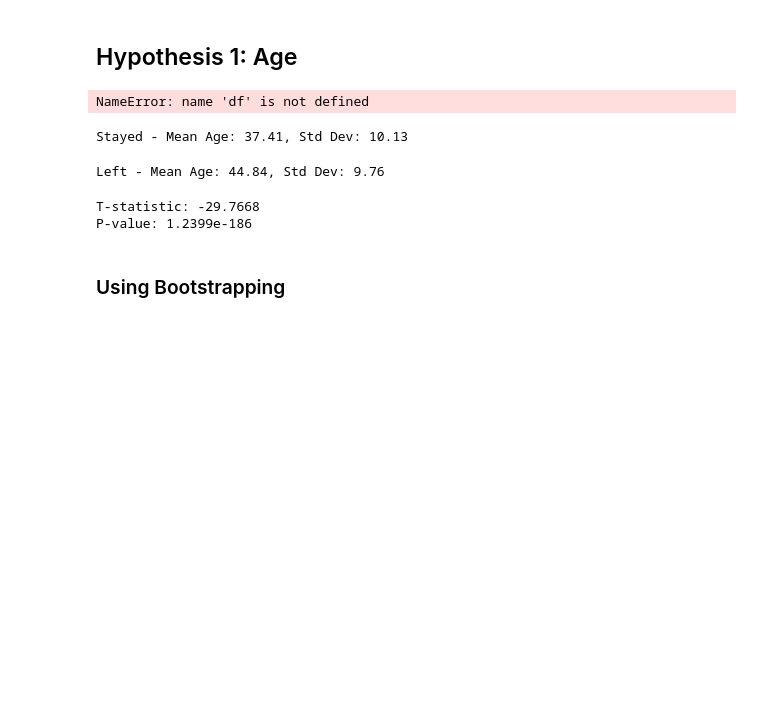
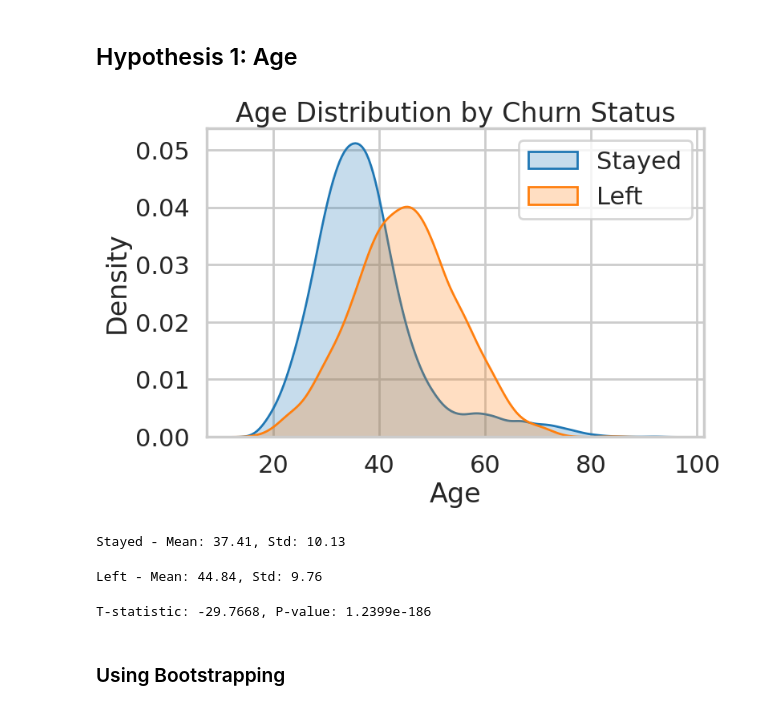
Before and after one commit to demsaid400-cpu/DI-BOOTCAMP, a Jupyter notebook: Week4/Day4/DailyChallenge.ipynb, the cells around one changed output. Saved outputs shown, nothing was run; the diff lists cells and outputs as text; code cells hidden in the pictures; blank space fills up the shorter version.

```diff
--- a/Week4/Day4/DailyChallenge.ipynb
+++ b/Week4/Day4/DailyChallenge.ipynb
@@ -47,31 +48,30 @@ NameError: name 'df' is not defined
 # %% [markdown]
 ## Hypothesis 1: Age
 # %%
-sns.histplot(data=df, x='Age', hue='Exited', kde=True, element='step')
-plt.legend(title='Status', labels=['Exited', 'Stayed'])
+sns.kdeplot(df_0['Age'], label='Stayed', fill=True)
+sns.kdeplot(df_1['Age'], label='Left', fill=True)
+plt.legend()
 plt.title('Age Distribution by Churn Status')
 plt.show()
 # %% [output]
-NameError: name 'df' is not defined
+[figure, added]
 # %%
 mean_age_stayed = df_0['Age'].mean()
 std_age_stayed = df_0['Age'].std()
-print(f'Stayed - Mean Age: {mean_age_stayed:.2f}, Std Dev: {std_age_stayed:.2f}')
+print(f"Stayed - Mean: {mean_age_stayed:.2f}, Std: {std_age_stayed:.2f}")
 # %% [output]
-Stayed - Mean Age: 37.41, Std Dev: 10.13
+Stayed - Mean: 37.41, Std: 10.13
 # %%
 mean_age_left = df_1['Age'].mean()
 std_age_left = df_1['Age'].std()
-print(f'Left - Mean Age: {mean_age_left:.2f}, Std Dev: {std_age_left:.2f}')
+print(f"Left - Mean: {mean_age_left:.2f}, Std: {std_age_left:.2f}")
 # %% [output]
-Left - Mean Age: 44.84, Std Dev: 9.76
+Left - Mean: 44.84, Std: 9.76
 # %%
 t_stat, p_val = scipy.stats.ttest_ind(df_0['Age'], df_1['Age'])
-print(f'T-statistic: {t_stat:.4f}')
-print(f'P-value: {p_val:.4e}')
+print(f"T-statistic: {t_stat:.4f}, P-value: {p_val:.4e}")
 # %% [output]
-T-statistic: -29.7668
-P-value: 1.2399e-186
+T-statistic: -29.7668, P-value: 1.2399e-186
 # %% [markdown]
 ### Using Bootstrapping
 # %%
```
Also changed, not shown: parts of 29 cells of this notebook.
